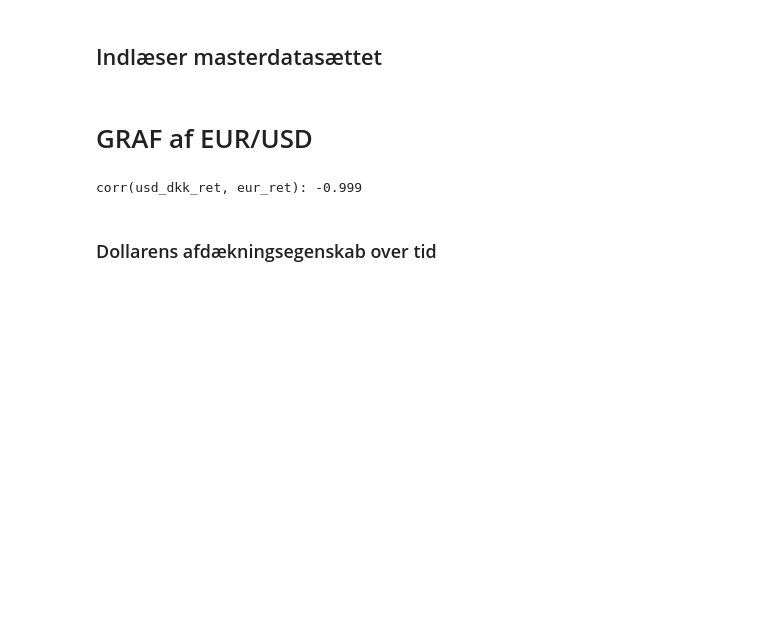
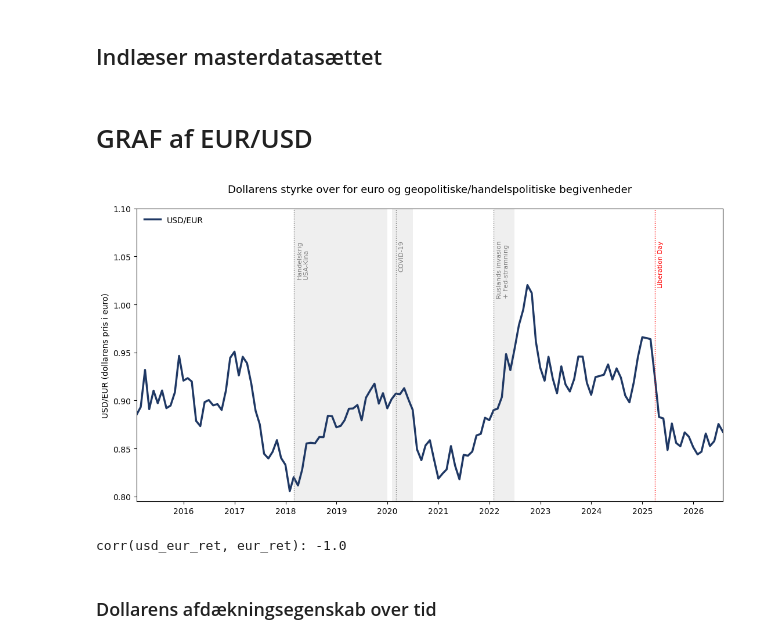
Before and after one commit to oliviarytter/Speciale, a Jupyter notebook: Campbell.ipynb, the cells around one changed output. Cells and saved outputs as stored; diff of their text form; code cells hidden in the pictures; blank space fills up the shorter version.

```diff
--- a/Campbell.ipynb
+++ b/Campbell.ipynb
@@ -22,6 +22,71 @@ def stjerner(p):
     return ""
 # %% [markdown]
 # GRAF af EUR/USD
+# %%
+import os
+import pandas as pd
+import matplotlib.pyplot as plt
+import matplotlib.dates as mdates
+
+# --- Data ---
+master = pd.read_csv("clean/master_monthly.csv", parse_dates=["month"])
+master = master.sort_values("month")
+
+# USD's egen kurs (konsistent med usd_eur_ret i Campbell-analysen): op = dollar styrkes
+master["usd_eur_level"] = 1 / master["EURUSD"]
+
+d = master.dropna(subset=["usd_eur_level"]).copy()
+
+# --- Begivenheder ---
+# Perioder (skygges) + punktmarkør ved start
+spans = [
+    ("2018-03-01", "2019-12-31", "2018-03-01", "Handelskrig\nUSA-Kina", "gray"),
+    # NB: reel episode er feb-apr 2020; bredt til jun for at gøre skyggen synlig i figuren
+    ("2020-02-01", "2020-06-30", "2020-03-01", "COVID-19", "gray"),
+    ("2022-02-01", "2022-06-30", "2022-02-01", "Ruslands invasion\n+ Fed-stramning", "gray"),
+]
+# Rent punktnedslag (ingen periode)
+points = [
+    ("2025-04-01", "Liberation Day", "red"),
+]
+
+fig, ax = plt.subplots(figsize=(11, 6))
+
+ax.plot(d["month"], d["usd_eur_level"], color="#1f3864", lw=2.5, label="USD/EUR")
+
+ax.set_ylabel("USD/EUR (dollarens pris i euro)")
+ax.set_xlim(pd.Timestamp("2015-01-31"), pd.Timestamp("2026-07-31"))
+
+# Loft over datamax, så labels får luft over 2022-toppen i stedet for at ramme kurven
+ybottom, _ = ax.get_ylim()
+ax.set_ylim(bottom=ybottom, top=1.10)
+ymax = ax.get_ylim()[1]
+
+offset = pd.Timedelta(days=20)
+
+for start, end, marker_date, label, color in spans:
+    ax.axvspan(pd.Timestamp(start), pd.Timestamp(end), color=color, alpha=0.12, lw=0)
+    md = pd.Timestamp(marker_date)
+    ax.axvline(md, color=color, lw=1, ls=":")
+    ax.text(md + offset, ymax * 0.97, label, color=color, fontsize=8,
+            rotation=90, va="top", ha="left")
+
+for date, label, color in points:
+    dt = pd.Timestamp(date)
+    ax.axvline(dt, color=color, lw=1, ls=":")
+    ax.text(dt + offset, ymax * 0.97, label, color=color, fontsize=8,
+            rotation=90, va="top", ha="left")
+
+ax.set_title("Dollarens styrke over for euro og geopolitiske/handelspolitiske begivenheder",
+             fontsize=13, loc="center", pad=20)
+
+ax.legend(loc="upper left", frameon=False)
+ax.xaxis.set_major_locator(mdates.YearLocator())
+ax.xaxis.set_major_formatter(mdates.DateFormatter("%Y"))
+
+plt.tight_layout()
+# %% [output]
+[figure, added]
 # %%
 # --- NYT: USD/EUR i stedet for USD/DKK, ens valutapar på tværs af specialet ---
 # EURUSD er kvoteret som USD pr. 1 EUR, så vi tager reciprokken for at få
@@ -38,6 +103,10 @@ master["sprtrn_x"]   = master["sprtrn"]   - master["r_us_m"]
 master["bond_ret_x"] = master["bond_ret"] - master["r_us_m"]
 master["usd_eur_x"]  = master["usd_eur_ret"] + (master["r_us_m"] - master["r_eur_m"])
 
+# Rå kvartalsafkast (bruges kun til sammenligning med excess)
+for col in ["vwretd", "sprtrn", "bond_ret", "usd_eur_ret"]:
+    master[f"{col}_q"] = np.log(1 + master[col]).rolling(3).sum()
+
 # --- kvartalsvise excess returns ---
 master["vwretd_qx"]   = np.log(1 + master["vwretd_x"]).rolling(3).sum()
 master["sprtrn_qx"]   = np.log(1 + master["sprtrn_x"]).rolling(3).sum()
@@ -46,7 +115,7 @@ master["usd_eur_qx"]  = np.log(1 + master["usd_eur_x"]).rolling(3).sum()
 
 print("corr(usd_eur_ret, eur_ret):", master["usd_eur_ret"].corr(master["EURUSD"].pct_change()).round(3))
 # %% [output]
-corr(usd_dkk_ret, eur_ret): -0.999
+corr(usd_eur_ret, eur_ret): -1.0
 # %% [markdown]
 ### Dollarens afdækningsegenskab over tid
 # %%
```
Also changed, not shown: parts of 10 cells of this notebook, 10 other files.
